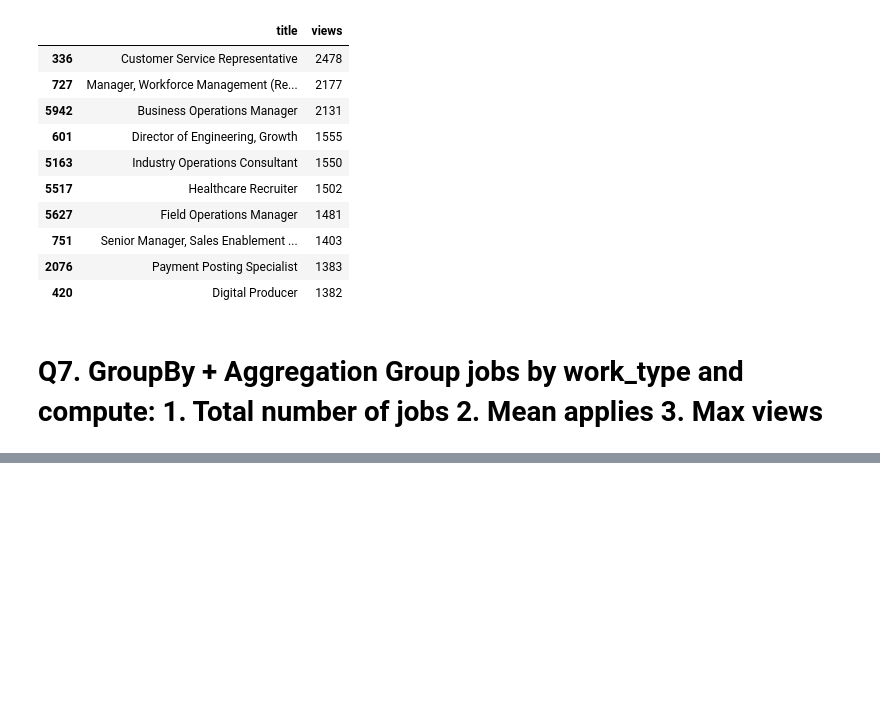
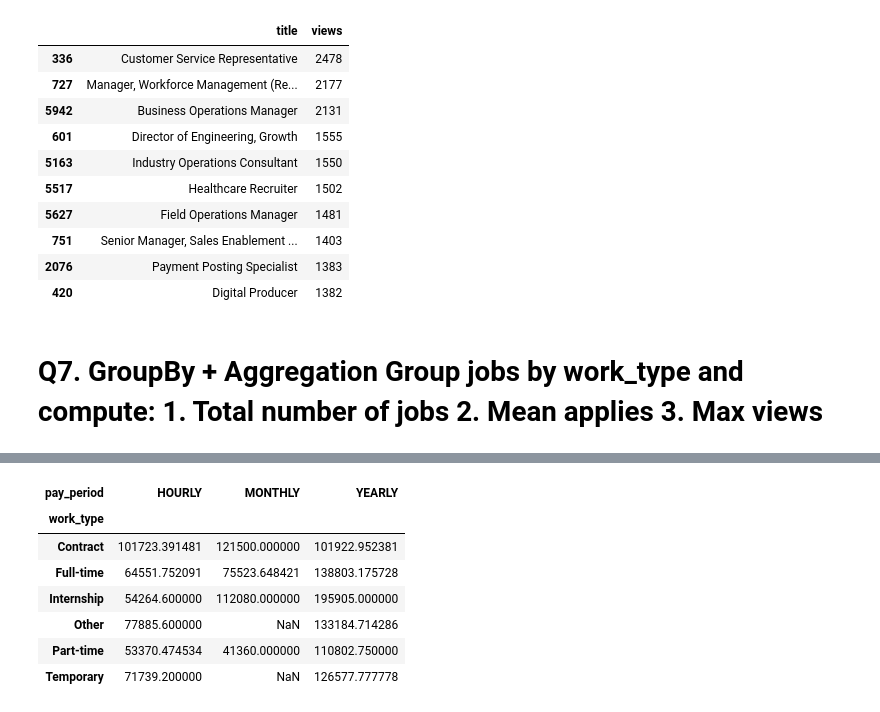
Before and after one commit to soumensen411/Job-Postings-EDA-with-Pandas, a Jupyter notebook: pandas_exercise.ipynb, the cells around one changed output, grey strips where cells are left out. Saved outputs shown, nothing was run; the diff lists cells and outputs as text; code cells hidden in the pictures; blank space fills up the shorter version.

```diff
--- a/pandas_exercise.ipynb
+++ b/pandas_exercise.ipynb
@@ -212,0 +199,15 @@ df.head()
+# %%
+df.pivot_table(index = 'work_type',
+               columns='pay_period',
+               values='compensation',
+               aggfunc='mean'
+               )
+# %% [output]
+| pay_period | HOURLY | MONTHLY | YEARLY |
+| work_type |  |  |  |
+| Contract | 101723.391481 | 121500.000000 | 101922.952381 |
+| Full-time | 64551.752091 | 75523.648421 | 138803.175728 |
+| Internship | 54264.600000 | 112080.000000 | 195905.000000 |
+| Other | 77885.600000 | NaN | 133184.714286 |
+| Part-time | 53370.474534 | 41360.000000 | 110802.750000 |
+| Temporary | 71739.200000 | NaN | 126577.777778 |
```
Also changed, not shown: parts of 11 cells of this notebook.
